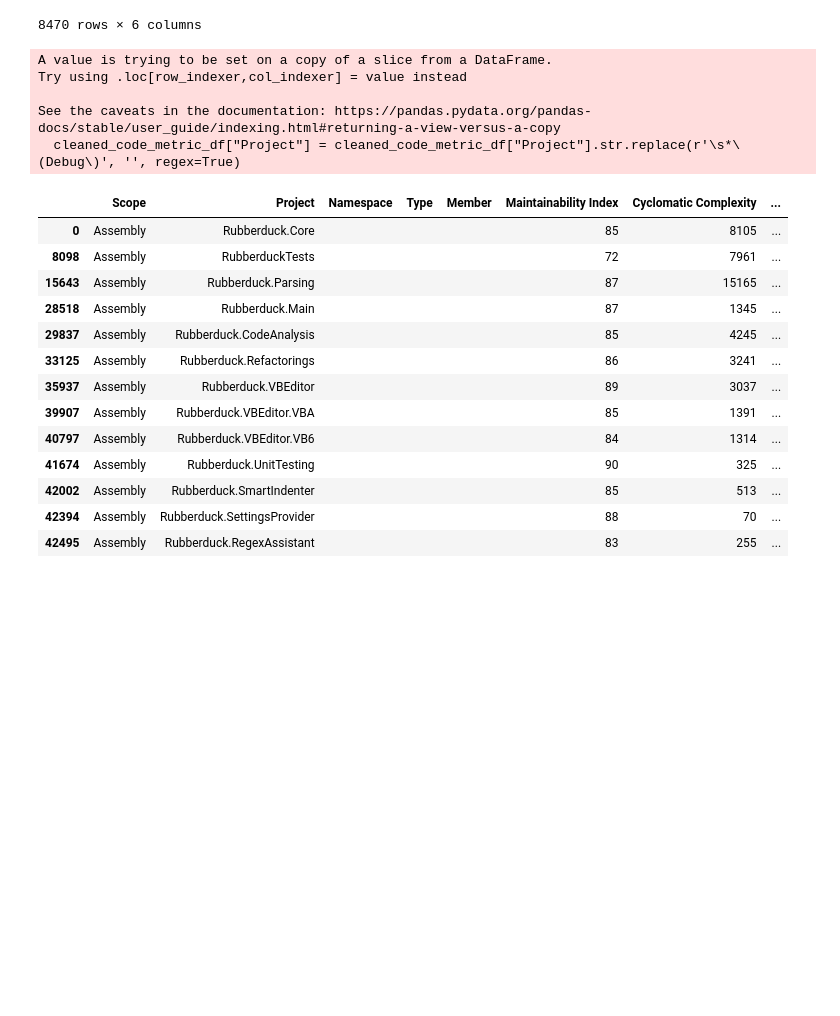
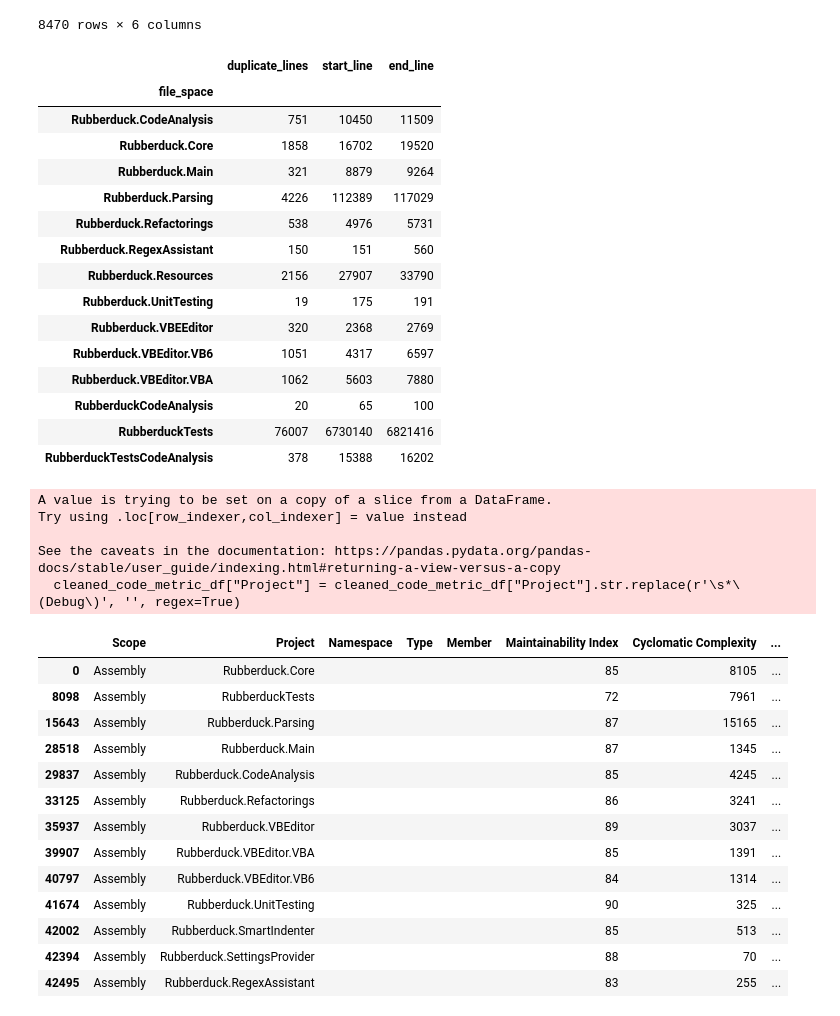
Before and after one commit to FYYHU/codemetrics, a Jupyter notebook: analyze.ipynb, the cells around one changed output. Cells and saved outputs as stored; diff of their text form; code cells hidden in the pictures; blank space fills up the shorter version.

```diff
--- a/analyze.ipynb
+++ b/analyze.ipynb
@@ -40,6 +40,25 @@ simian_dupe_df
 8470 rows × 6 columns
 # %%
 file_space_group_df = simian_dupe_df.groupby('file_space').sum(numeric_only=True)
+# %%
+file_space_group_df
+# %% [output]
+|  | duplicate_lines | start_line | end_line |
+| file_space |  |  |  |
+| Rubberduck.CodeAnalysis | 751 | 10450 | 11509 |
+| Rubberduck.Core | 1858 | 16702 | 19520 |
+| Rubberduck.Main | 321 | 8879 | 9264 |
+| Rubberduck.Parsing | 4226 | 112389 | 117029 |
+| Rubberduck.Refactorings | 538 | 4976 | 5731 |
+| Rubberduck.RegexAssistant | 150 | 151 | 560 |
+| Rubberduck.Resources | 2156 | 27907 | 33790 |
+| Rubberduck.UnitTesting | 19 | 175 | 191 |
+| Rubberduck.VBEEditor | 320 | 2368 | 2769 |
+| Rubberduck.VBEditor.VB6 | 1051 | 4317 | 6597 |
+| Rubberduck.VBEditor.VBA | 1062 | 5603 | 7880 |
+| RubberduckCodeAnalysis | 20 | 65 | 100 |
+| RubberduckTests | 76007 | 6730140 | 6821416 |
+| RubberduckTestsCodeAnalysis | 378 | 15388 | 16202 |
 # %%
 cleaned_code_metric_df = code_metric_df[code_metric_df["Scope"]=="Assembly"]
 cleaned_code_metric_df["Project"] = cleaned_code_metric_df["Project"].str.replace(r'\s*\(Debug\)', '', regex=True)
```
